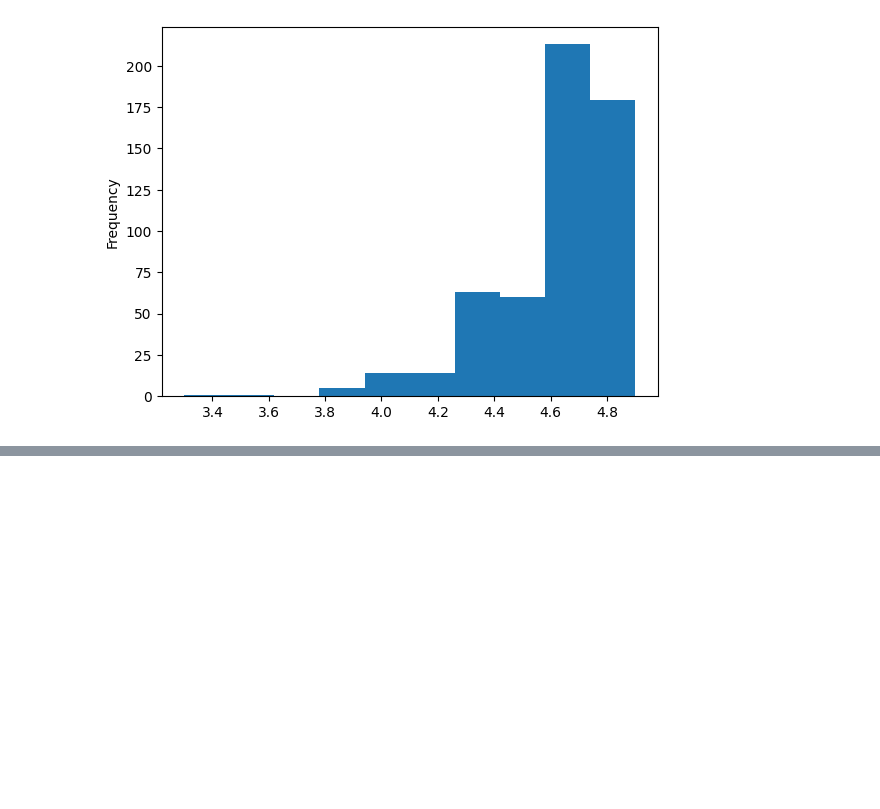
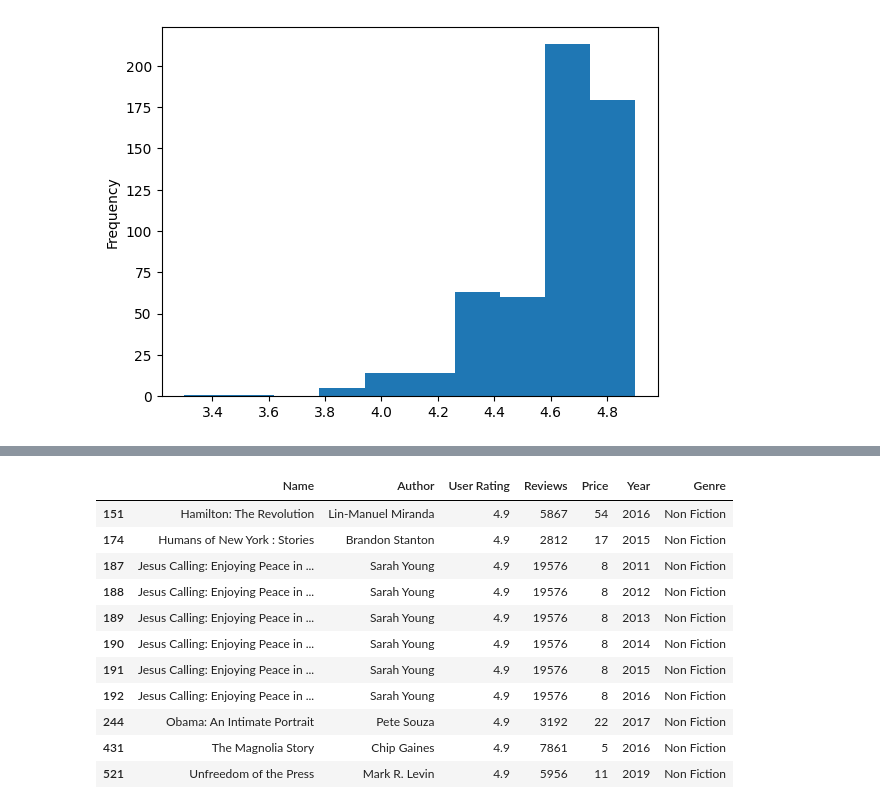
Before and after one commit to arashmjb/Best_Book_seller_2009_2019, a Jupyter notebook: sellers_project.ipynb, the cells around one changed output, grey strips where cells are left out. Saved outputs shown, nothing was run; the diff lists cells and outputs as text; code cells hidden in the pictures; blank space fills up the shorter version.

```diff
--- a/sellers_project.ipynb
+++ b/sellers_project.ipynb
@@ -212,0 +254,16 @@ sellers["User Rating"].plot(kind = "hist")
+# %%
+# Non fiction books that have 4.9 user rating
+sellers[(sellers["Genre"] == "Non Fiction") & (sellers["User Rating"] == 4.9)]
+# %% [output]
+|  | Name | Author | User Rating | Reviews | Price | Year | Genre |
+| 151 | Hamilton: The Revolution | Lin-Manuel Miranda | 4.9 | 5867 | 54 | 2016 | Non Fiction |
+| 174 | Humans of New York : Stories | Brandon Stanton | 4.9 | 2812 | 17 | 2015 | Non Fiction |
+| 187 | Jesus Calling: Enjoying Peace in ... | Sarah Young | 4.9 | 19576 | 8 | 2011 | Non Fiction |
+| 188 | Jesus Calling: Enjoying Peace in ... | Sarah Young | 4.9 | 19576 | 8 | 2012 | Non Fiction |
+| 189 | Jesus Calling: Enjoying Peace in ... | Sarah Young | 4.9 | 19576 | 8 | 2013 | Non Fiction |
+| 190 | Jesus Calling: Enjoying Peace in ... | Sarah Young | 4.9 | 19576 | 8 | 2014 | Non Fiction |
+| 191 | Jesus Calling: Enjoying Peace in ... | Sarah Young | 4.9 | 19576 | 8 | 2015 | Non Fiction |
+| 192 | Jesus Calling: Enjoying Peace in ... | Sarah Young | 4.9 | 19576 | 8 | 2016 | Non Fiction |
+| 244 | Obama: An Intimate Portrait | Pete Souza | 4.9 | 3192 | 22 | 2017 | Non Fiction |
+| 431 | The Magnolia Story | Chip Gaines | 4.9 | 7861 | 5 | 2016 | Non Fiction |
+| 521 | Unfreedom of the Press | Mark R. Levin | 4.9 | 5956 | 11 | 2019 | Non Fiction |
```
Also changed, not shown: parts of 7 cells of this notebook.
